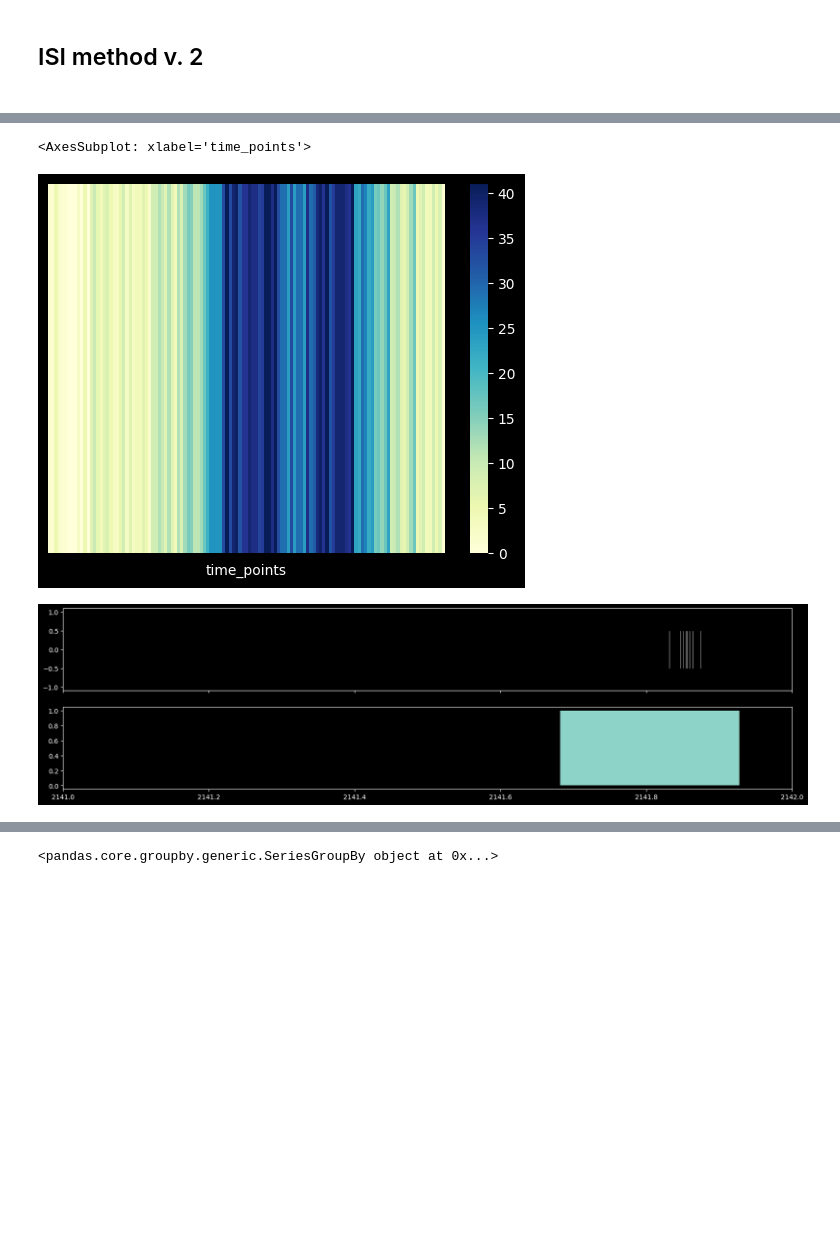
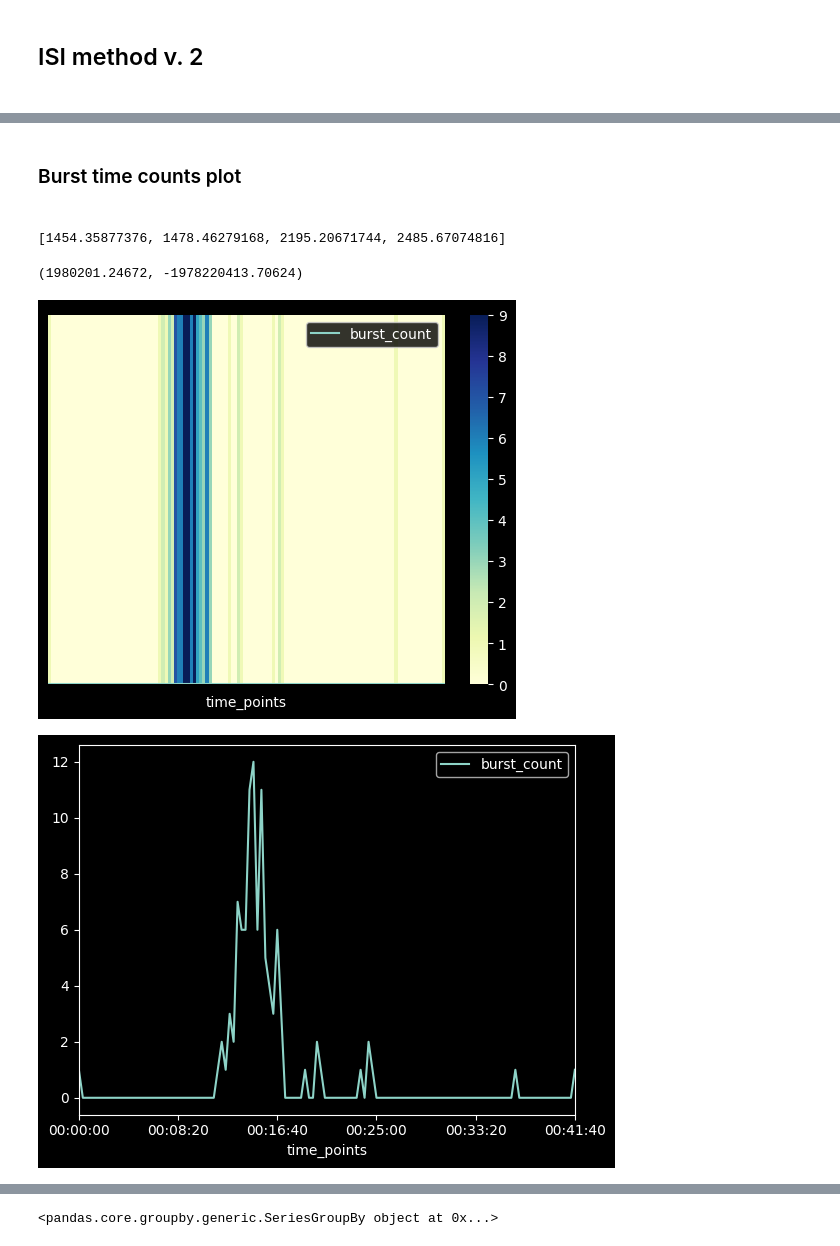
Before and after one commit to damianjwilliams/TDT_synapse, a Jupyter notebook: Bursting_analysis.ipynb, the cells around one changed output, grey strips where cells are left out. Cells and saved outputs as stored; diff of their text form; code cells hidden in the pictures; blank space fills up the shorter version.

Commit message:
second isi method working

```diff
--- a/Bursting_analysis.ipynb
+++ b/Bursting_analysis.ipynb
@@ -894,0 +910,20 @@ plt.show()
+# %%
+#Add a spike at zero at the start of the data so binning periods start at zero
+spike_times_orig = spike_ts_wo_noise[channel_of_interest]
+spike_times_zero = copy.deepcopy(spike_times_orig)
+spike_times_zero.insert(0,0)
+
+#print(spike_times_zero[-4:])
+
+spike_conv_times= pd.to_timedelta(spike_times_zero, unit='s')
+spike_df = pd.DataFrame(spike_conv_times.values,columns =['time_points'])
+spike_df['spike_count'] = 1
+spike_df_binned = spike_df.set_index('time_points').resample('20S', label='right', closed='right').sum()
+
+slice_id = "ps"
+
+spike_df_binned.to_csv("C:/Users/dw2471/Dropbox/IGM projects/SCN8A/Data/Field_potential_data/Spontaneous_activity/"+slice_id+"_spike_bins.txt",sep='\t')
+spike_df_binned.plot().get_figure().savefig("C:/Users/dw2471/Dropbox/IGM projects/SCN8A/Data/Field_potential_data/Spontaneous_activity/"+slice_id+"_spike_plot.png", dpi=1200)
+
+
+print(spike_df_binned)
@@ -895,33 +948,49 @@ plt.show()
+# %% [markdown]
+<h3> Burst time counts plot<h3>
 # %%
-import pandas as pd
-import datetime as dt
-import seaborn as sns
 
-bursts = burst_positions_isi_1
+bursts = isi_method_2_burst_times
+#bursts = burst_positions_isi_1
+#print(f"isi {bursts[-4:]}")
+#bursts = burst_positions_ps
+#print(f"ps {bursts[-4:]}")
 
 
-out = [i[0] for i in bursts]
-burst_series = pd.Series(out)
+burst_times = [i[0] for i in bursts]
+burst_times.insert(0,0)
+
+print(burst_times[-4:])
 
 
+burst_series = pd.Series(burst_times)
+
 burst_conv_times= pd.to_timedelta(burst_series, unit='s')
+
+
 
 burst_df = pd.DataFrame(burst_conv_times.values,columns =['time_points'])
 burst_df['burst_count'] = 1
 burst_df_binned = burst_df.set_index('time_points').resample('20S', label='right', closed='right').sum()
 
+burst_df_binned.plot()
+
+
 burst_df_binned_t = burst_df_binned.transpose()
 
 sns.heatmap(burst_df_binned_t, robust=True, cmap='YlGnBu', yticklabels=False, xticklabels=False, cbar=True)
+
+burst_df_binned.to_csv("C:/Users/dw2471/Dropbox/IGM projects/SCN8A/Data/Field_potential_data/Spontaneous_activity/"+slice_id+"_burst_bins.txt",sep='\t')
+burst_df_binned.plot().get_figure().savefig("C:/Users/dw2471/Dropbox/IGM projects/SCN8A/Data/Field_potential_data/Spontaneous_activity/"+slice_id+"_burst_plot.png", dpi=1200)
+
+
+
+
+
+
+
+burst_times_zero.pop(len(burst_times_zero)-1)
 # %% [output]
-<AxesSubplot: xlabel='time_points'>
+[1454.35877376, 1478.46279168, 2195.20671744, 2485.67074816]
+(1980201.24672, -1978220413.70624)
-[figure, old version]
+[figure, new version]
+[figure, added]
-# %%
-fig, axs = plt.subplots(nrows=2, ncols=1, figsize=(20,5), sharex=True)
-axs[0].eventplot(spike_ts_wo_noise[13], linelengths = 1, linewidth = 0.5, colors ='w', alpha = 1,lineoffsets=0)
-axs[1].broken_barh(burst_indices,(0,1))
-plt.xlim(2141,2142)
-plt.savefig('burst_figure_isi.png', dpi=1200)
-plt.show()
-# %% [output]
-[figure, removed]
```
Also changed, not shown: parts of 30 cells of this notebook.
